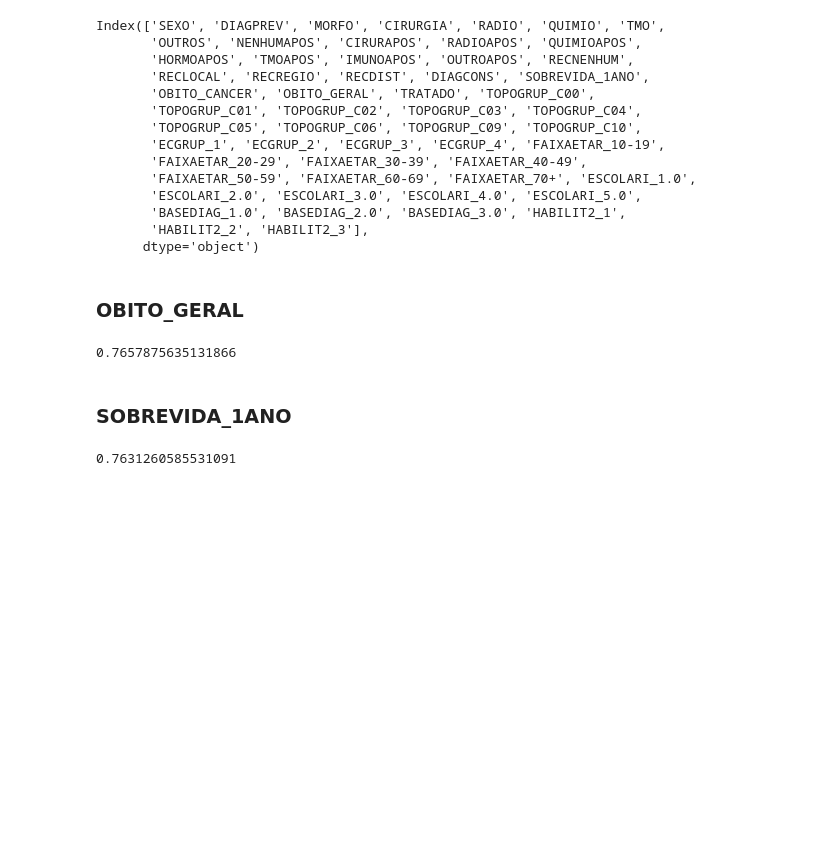
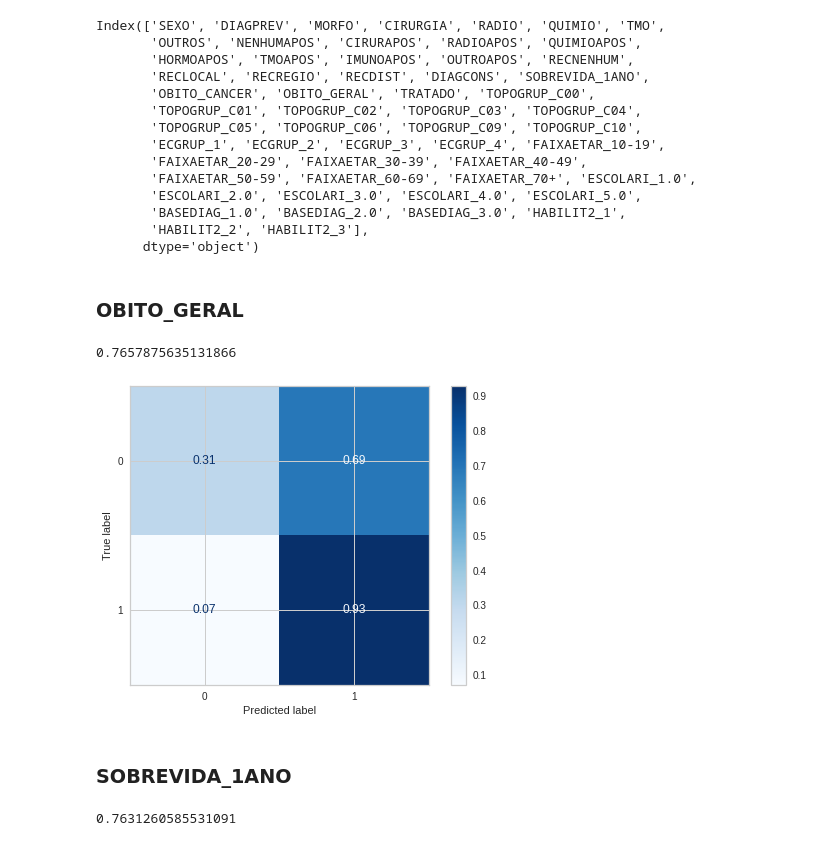
Before and after one commit to JCTSilva/FinalProject_IMT_CANCER, a Jupyter notebook: Notebooks/mouth_oropharynx_preprocessing.ipynb, the cells around one changed output. Drawn from its saved outputs; the diff is of its cells as text; code cells hidden in the pictures; blank space fills up the shorter version.

```diff
--- a/Notebooks/mouth_oropharynx_preprocessing.ipynb
+++ b/Notebooks/mouth_oropharynx_preprocessing.ipynb
@@ -1891,6 +1891,11 @@ clf = GradientBoostingClassifier(random_state=42).fit(X_train, y_train)
 clf.score(X_test, y_test)
 # %% [output]
 0.7657875635131866
+# %%
+plot_confusion_matrix(clf, X_test, y_test, normalize='true', values_format='.2f', cmap='Blues')
+plt.show()
+# %% [output]
+[figure, added]
 # %% [markdown]
 ### **SOBREVIDA_1ANO**
 # %%
```
Also changed, not shown: parts of 4 cells of this notebook.
